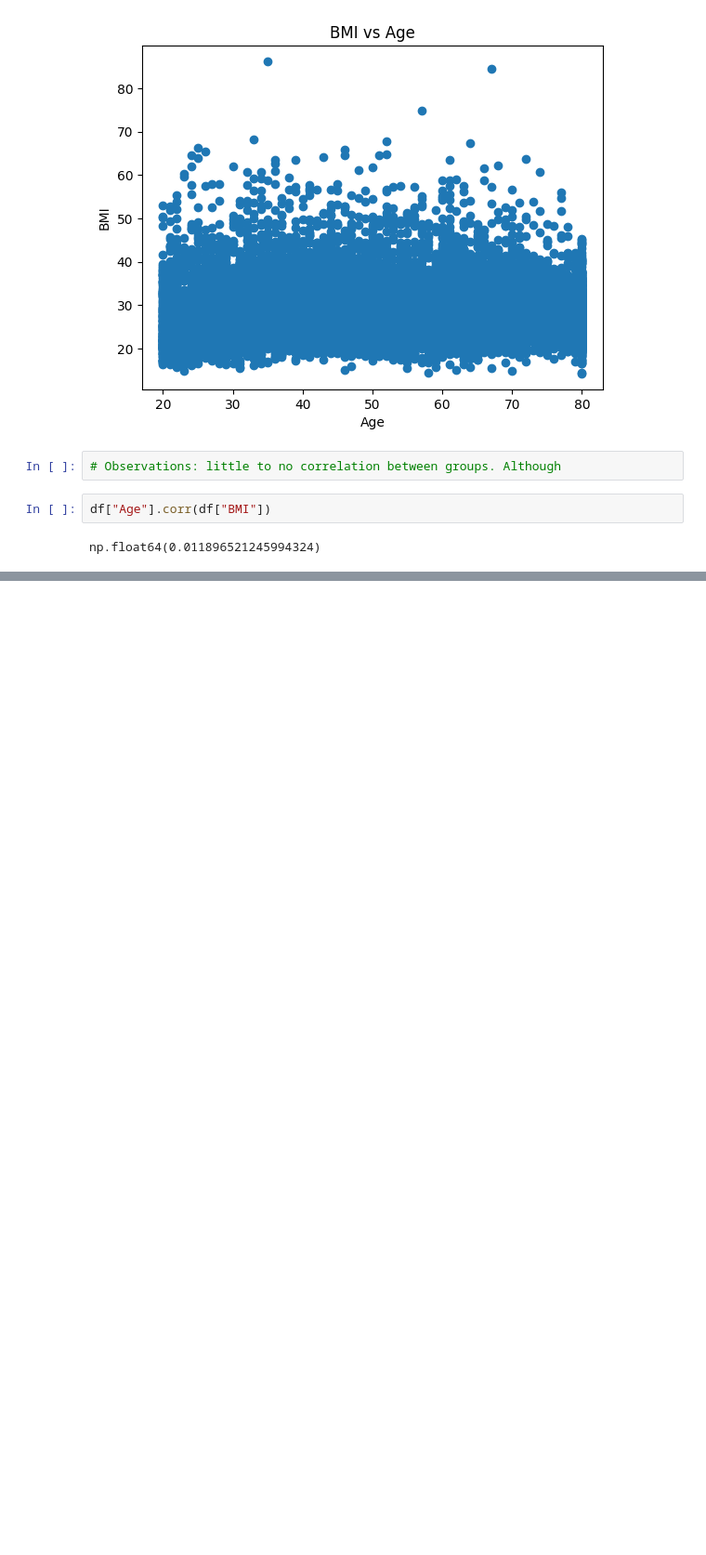
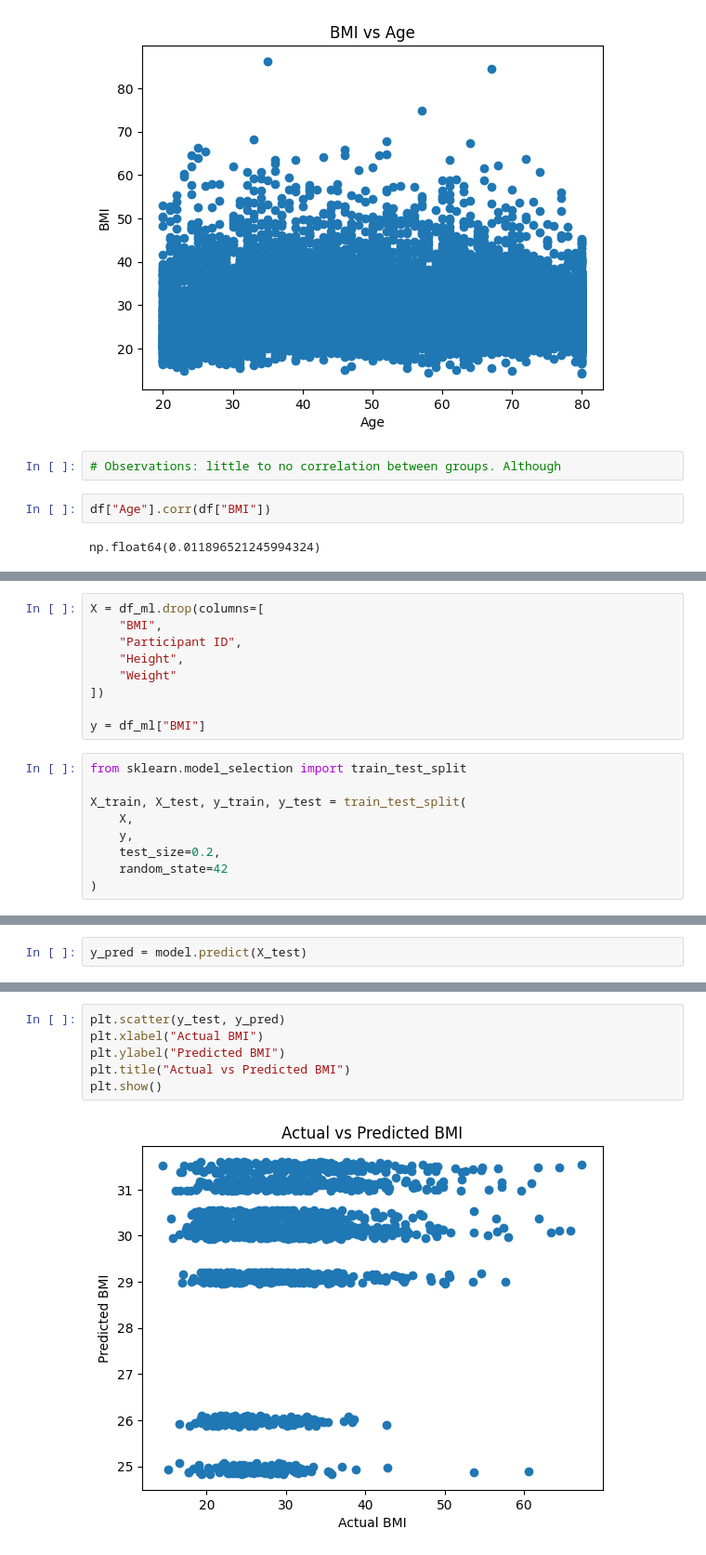
Before and after one commit to maliha-crypto/emptyrepository, a Jupyter notebook: Maliha_Rahman_DSRP.ipynb, the cells around one changed output, grey strips where cells are left out. Shown at 93% size. Saved outputs shown, nothing was run; the diff lists cells and outputs as text; blank space fills up the shorter version.

```diff
--- a/Maliha_Rahman_DSRP.ipynb
+++ b/Maliha_Rahman_DSRP.ipynb
@@ -305,0 +464,18 @@ array([nan,  2.,  3.])
+# %%
+X = df_ml.drop(columns=[
+    "BMI",
+    "Participant ID",
+    "Height",
+    "Weight"
+])
+
+y = df_ml["BMI"]
+# %%
+from sklearn.model_selection import train_test_split
+
+X_train, X_test, y_train, y_test = train_test_split(
+    X,
+    y,
+    test_size=0.2,
+    random_state=42
+)
@@ -305,0 +489,2 @@ array([nan,  2.,  3.])
+# %%
+y_pred = model.predict(X_test)
@@ -305,0 +519,8 @@ array([nan,  2.,  3.])
+# %%
+plt.scatter(y_test, y_pred)
+plt.xlabel("Actual BMI")
+plt.ylabel("Predicted BMI")
+plt.title("Actual vs Predicted BMI")
+plt.show()
+# %% [output]
+[figure, added]
```
Also changed, not shown: parts of 24 cells of this notebook.
